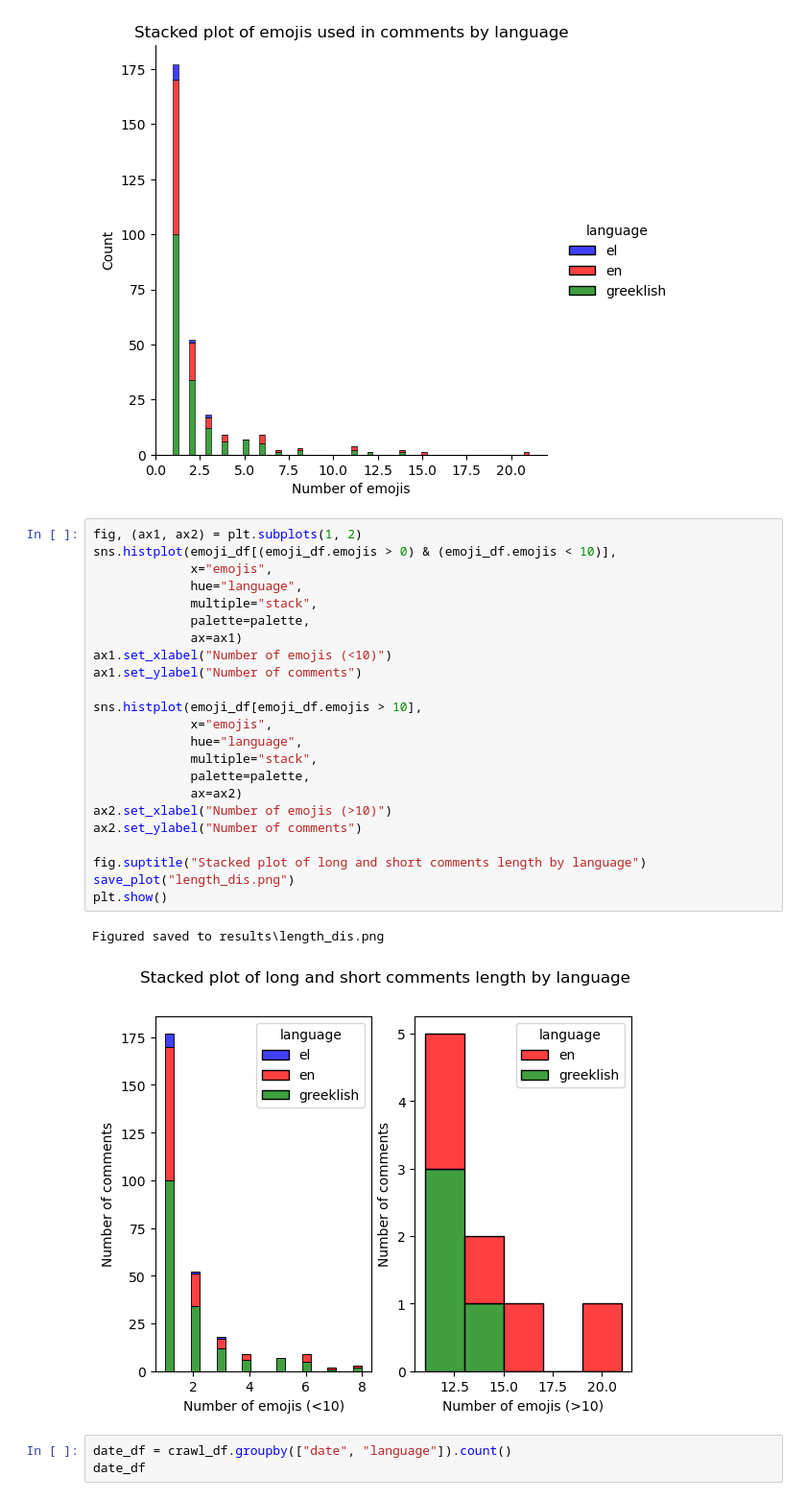
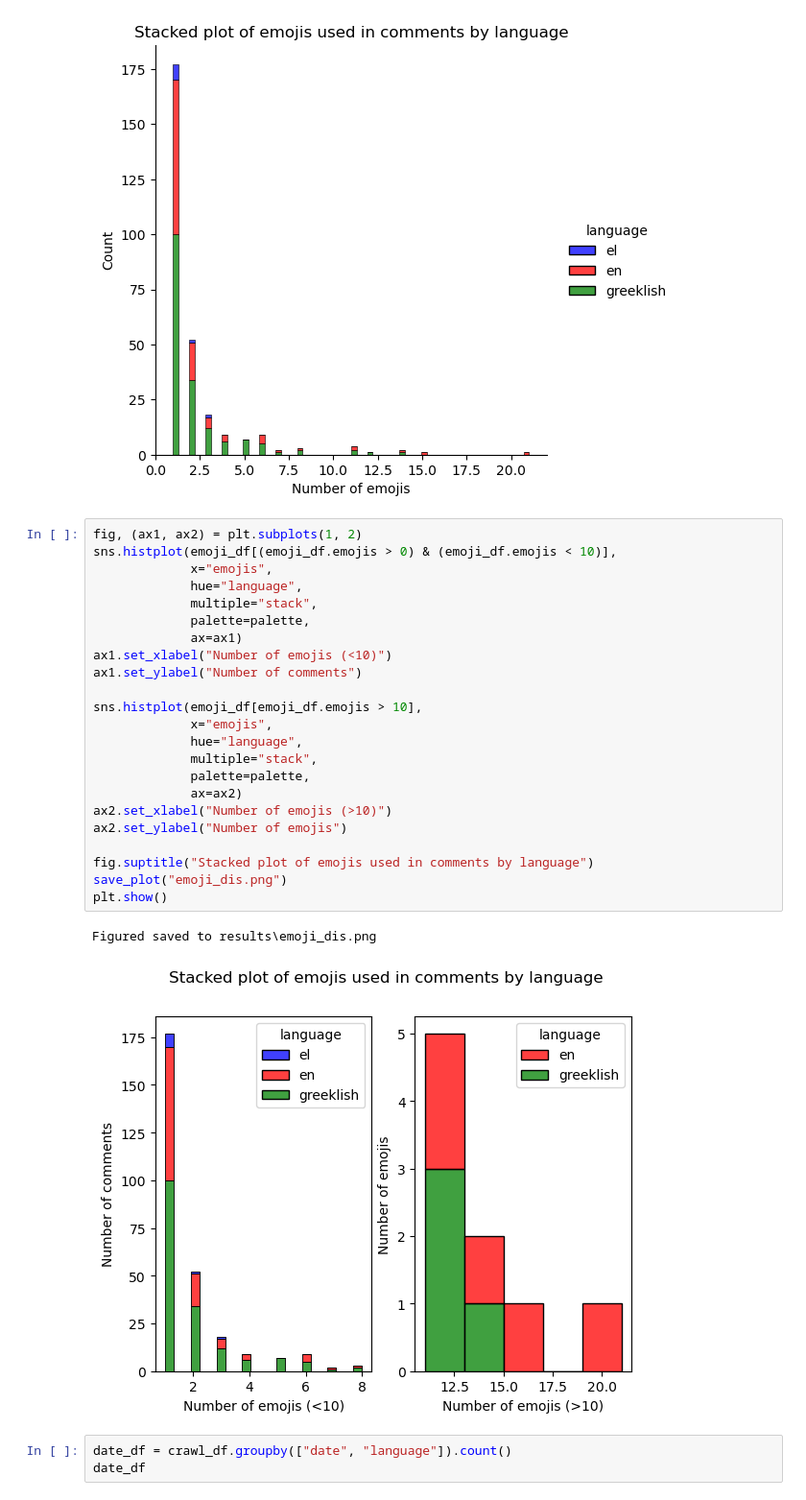
Before and after one commit to dimits-ts/practical_data_science, a Jupyter notebook: translation/lang_identification.ipynb, the cells around one changed output. Shown at 96% size. Drawn from its saved outputs; the diff is of its cells as text.

```diff
--- a/translation/lang_identification.ipynb
+++ b/translation/lang_identification.ipynb
@@ -1027,29 +1027,29 @@ plt.show()
 # %%
 fig, (ax1, ax2) = plt.subplots(1, 2)
 sns.histplot(emoji_df[(emoji_df.emojis > 0) & (emoji_df.emojis < 10)],
              x="emojis",
              hue="language",
              multiple="stack",
              palette=palette,
              ax=ax1)
 ax1.set_xlabel("Number of emojis (<10)")
 ax1.set_ylabel("Number of comments")
 
 sns.histplot(emoji_df[emoji_df.emojis > 10],
              x="emojis",
              hue="language",
              multiple="stack",
              palette=palette,
              ax=ax2)
 ax2.set_xlabel("Number of emojis (>10)")
-ax2.set_ylabel("Number of comments")
+ax2.set_ylabel("Number of emojis")
 
-fig.suptitle("Stacked plot of long and short comments length by language")
-save_plot("length_dis.png")
+fig.suptitle("Stacked plot of emojis used in comments by language")
+save_plot("emoji_dis.png")
 plt.show()
 # %% [output]
-Figured saved to results\length_dis.png
+Figured saved to results\emoji_dis.png
-[figure, old version]
+[figure, new version]
 # %%
 date_df = crawl_df.groupby(["date", "language"]).count()
 date_df
```
Also changed, not shown: 4 other files.
